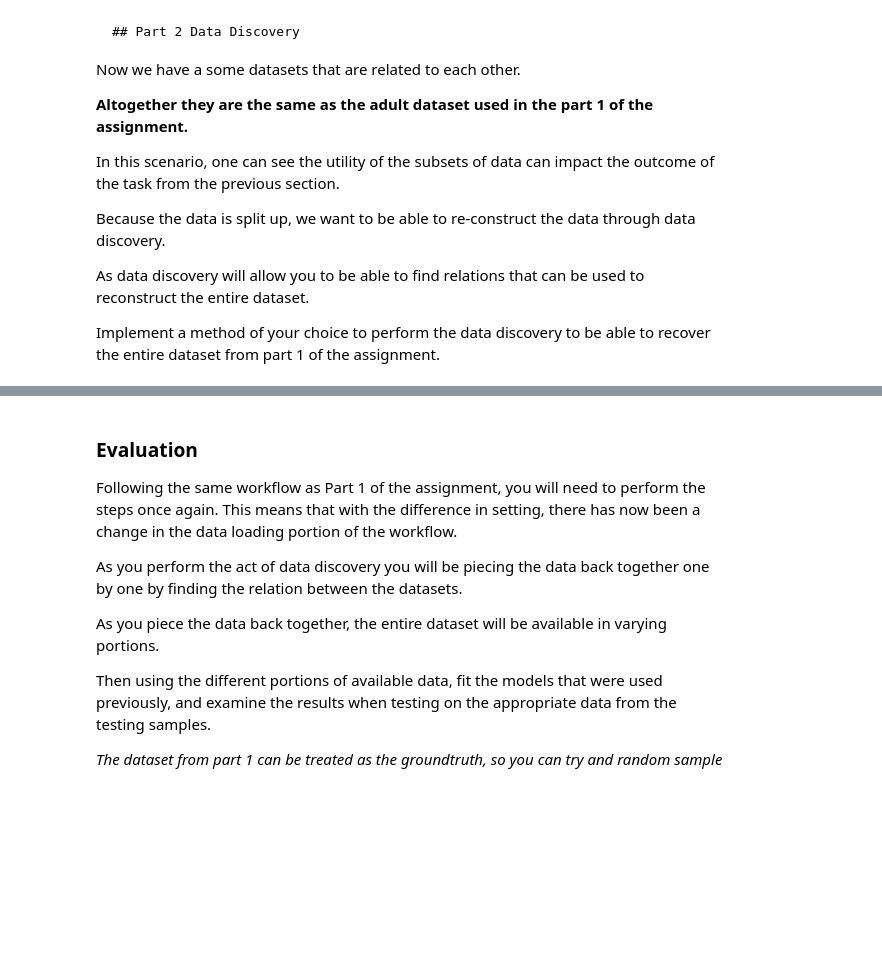
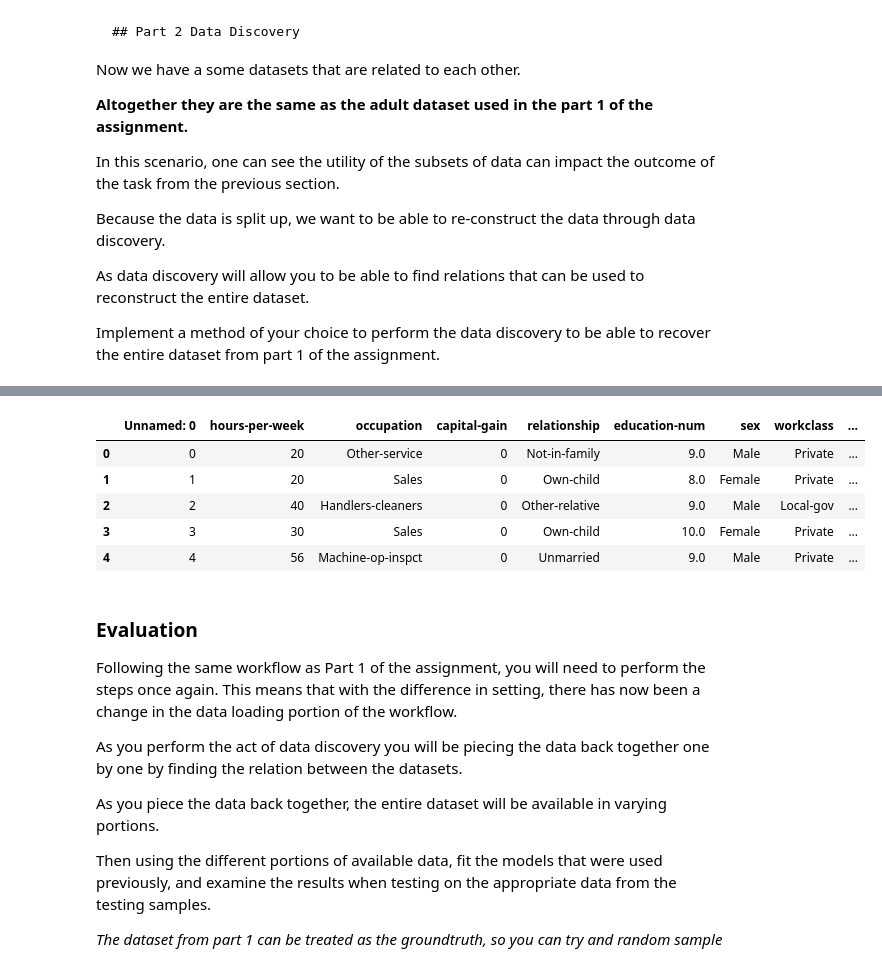
Before and after one commit to dylanrd/Data_engineering, a Jupyter notebook: Assignment_part1 V2 (1).ipynb, the cells around one changed output, grey strips where cells are left out. Drawn from its saved outputs; the diff is of its cells as text; code cells hidden in the pictures; blank space fills up the shorter version.

Commit message:
Add working column value merge

```diff
--- a/Assignment_part1 V2 (1).ipynb
+++ b/Assignment_part1 V2 (1).ipynb
@@ -552,26 +558,26 @@ def randomCombinations():
     return merged_data
 
 
-# def merge_All_Datasets(datasets):
+def merge_All_Datasets(datasets):
 
-#     # Combine all datasets into one
-#     common_columns1 = datasets[0].columns.intersection(datasets[1].columns)
-#     merged_df1 = pd.merge(datasets[0], datasets[1], on=list(common_columns1), how='outer')
-#     merged_df1.fillna(0, inplace=True)
+    # Combine all datasets into one
+    common_columns1 = datasets[0].columns.intersection(datasets[1].columns)
+    merged_df1 = pd.merge(datasets[0], datasets[1], on=list(common_columns1), how='outer')
+    merged_df1.fillna(0, inplace=True)
 
-#     common_columns2 = datasets[2].columns.intersection(datasets[3].columns)
-#     merged_df2 = pd.merge(datasets[2], datasets[3], on=list(common_columns2), how='outer')
-#     merged_df2.fillna(0, inplace=True)
+    common_columns2 = datasets[2].columns.intersection(datasets[3].columns)
+    merged_df2 = pd.merge(datasets[2], datasets[3], on=list(common_columns2), how='outer')
+    merged_df2.fillna(0, inplace=True)
 
-#     common_columns3 = datasets[4].columns.intersection(datasets[5].columns)
-#     merged_df3 = pd.merge(datasets[4], datasets[5], on=list(common_columns3), how='outer')
-#     merged_df3.fillna(0, inplace=True)
+    common_columns3 = datasets[4].columns.intersection(datasets[5].columns)
+    merged_df3 = pd.merge(datasets[4], datasets[5], on=list(common_columns3), how='outer')
+    merged_df3.fillna(0, inplace=True)
 
-#     frames = [merged_df1, merged_df2, merged_df3]
+    frames = [merged_df1, merged_df2, merged_df3]
 
-#     all_data = pd.concat(frames)
+    all_data = pd.concat(frames)
 
-#     return all_data
+    return all_data
 
 def remove_unrelated_columns(datasets):
     # Remove the column which is less related
@@ -583,65 +589,49 @@ def remove_unrelated_columns(datasets):
         for j in range(i+1, n):
             col1 = datasets.iloc[:, i]
             col2 = datasets.iloc[:, j]
 
             similarity = set_containment(set(col1), set(col2))
             if similarity > 0.5:
                 print("Similar column found: "+ str(i) +" " + str(j))
                 if columns[i] not in related_columns:
                     related_columns.append(columns[i])
                 if columns[j] not in related_columns:
                     related_columns.append(columns[j])
 
 
     for i in range(len(columns)):
         if columns[i] not in related_columns:
             datasets.drop(columns=columns[i], inplace=True)
 
     return datasets
 
 def merge_datasets_on_column_value(datasets):
-    final_merged_ds = 0
-    processed = []
-    drop_list = []
-    disc_results = discovery_algorithm(datasets, similarity_threshold=0.5)
-    for (index1, index2, similarity, column_name_1, column_name_2) in disc_results:
-        if index1 not in processed and index2 not in processed:
-            if column_name_1 == column_name_2:
-                final_merged_ds = pd.merge(ds[index1], ds[index2], on=column_name_1, how='outer')
-            else:
-                final_merged_ds = pd.merge(ds[index1], ds[index2], left_on=column_name_1, right_on=column_name_2, how='outer')
-                drop_list.append(column_name_2)
-            processed.append(index1)
-            processed.append(index2)
-        elif index1 in processed and index2 in processed:
-            continue
-        elif index1 in processed:
-            if column_name_1 == column_name_2:
-                final_merged_ds = pd.merge(final_merged_ds, ds[index2], on=column_name_1, how='outer')
-            else:
-                final_merged_ds = pd.merge(final_merged_ds, ds[index2], left_on=column_name_1, right_on=column_name_2, how='outer')
-                drop_list.append(column_name_2)
-            processed.append(index2)
-        elif index2 in processed:
-            if column_name_1 == column_name_2:
-                final_merged_ds = pd.merge(ds[index1], final_merged_ds, on=column_name_1, how='outer')
-            else:
-                final_merged_ds = pd.merge(ds[index1], final_merged_ds, left_on=column_name_1, right_on=column_name_2, how='outer')
-                drop_list.append(column_name_1)
-            processed.append(index1)
-    for dropy in drop_list:
-        final_merged_ds.drop(dropy, axis=1, inplace=True)
 
+    part1_disc_results = discovery_algorithm(datasets[0:2], similarity_threshold=0.98)
+    part1_ds = pd.merge(datasets[0], datasets[1], left_on=part1_disc_results[0][2], right_on=part1_disc_results[0][3], how='outer')
 
-    return final_merged_ds
+    part2_disc_results = discovery_algorithm(datasets[2:4], similarity_threshold=0.98)
+    part2_ds = pd.merge(datasets[2], datasets[3], left_on=part2_disc_results[0][2], right_on=part2_disc_results[0][3], how='outer')
+
+    part3_disc_results = discovery_algorithm(datasets[4:6], similarity_threshold=0.98)
+    part3_ds = pd.merge(datasets[4], datasets[5], left_on=part3_disc_results[0][2], right_on=part3_disc_results[0][3], how='outer')
+
+    return pd.concat([part1_ds, part2_ds, part3_ds])
 
 
 ds = [data_01,data_02,data_03,data_04,data_05,data_06]
 # ds_combined = merge_All_Datasets(ds)
 ds_combined = merge_datasets_on_column_value(ds)
 ds_combined.head()
 # newds = remove_unrelated_columns(ds_combined)
 # newds.head()
+# %% [output]
+|  | Unnamed: 0 | hours-per-week | occupation | capital-gain | relationship | education-num | sex | workclass | ... |
+| 0 | 0 | 20 | Other-service | 0 | Not-in-family | 9.0 | Male | Private | ... |
+| 1 | 1 | 20 | Sales | 0 | Own-child | 8.0 | Female | Private | ... |
+| 2 | 2 | 40 | Handlers-cleaners | 0 | Other-relative | 9.0 | Male | Local-gov | ... |
+| 3 | 3 | 30 | Sales | 0 | Own-child | 10.0 | Female | Private | ... |
+| 4 | 4 | 56 | Machine-op-inspct | 0 | Unmarried | 9.0 | Male | Private | ... |
 # %%
 ## Do some testing using different degrees of relations on the downstream task.
 ##
```
Also changed, not shown: parts of 3 cells of this notebook.
